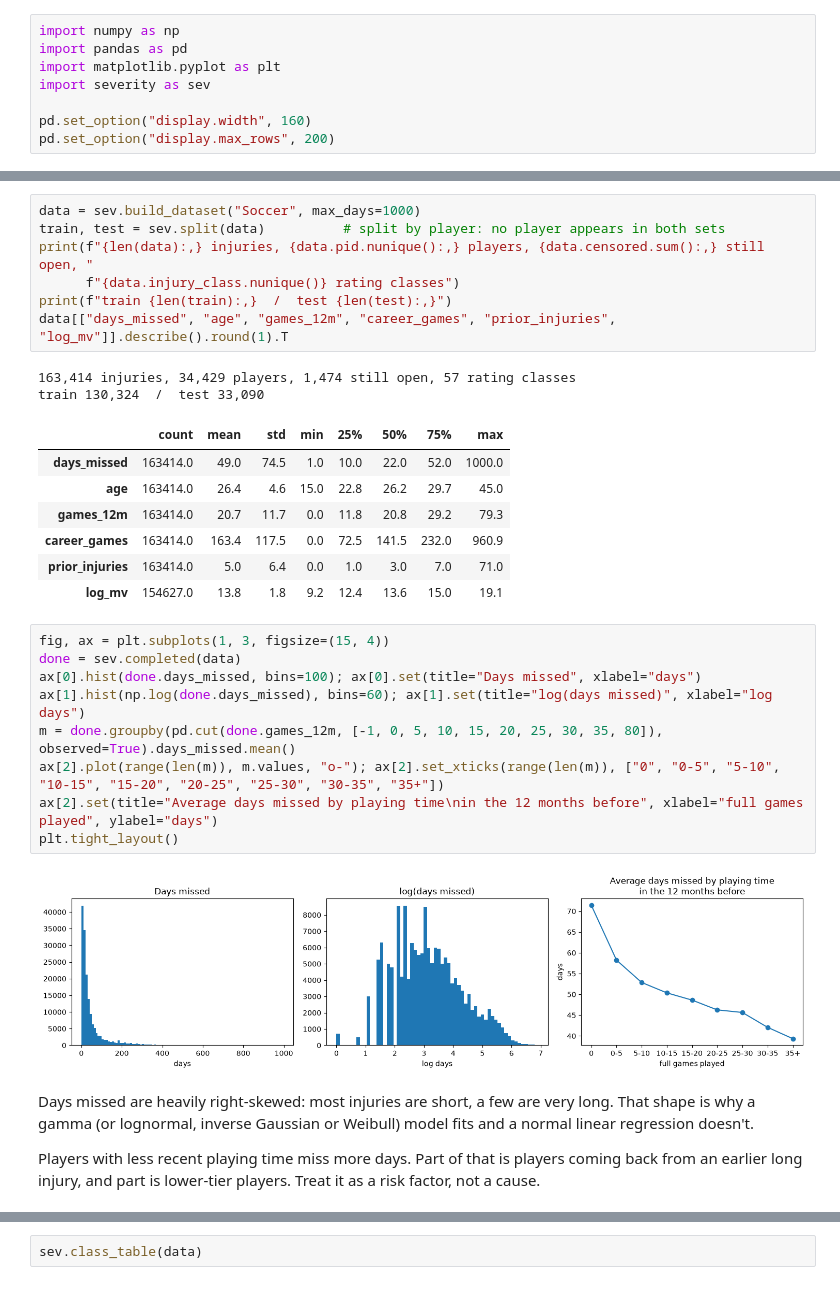
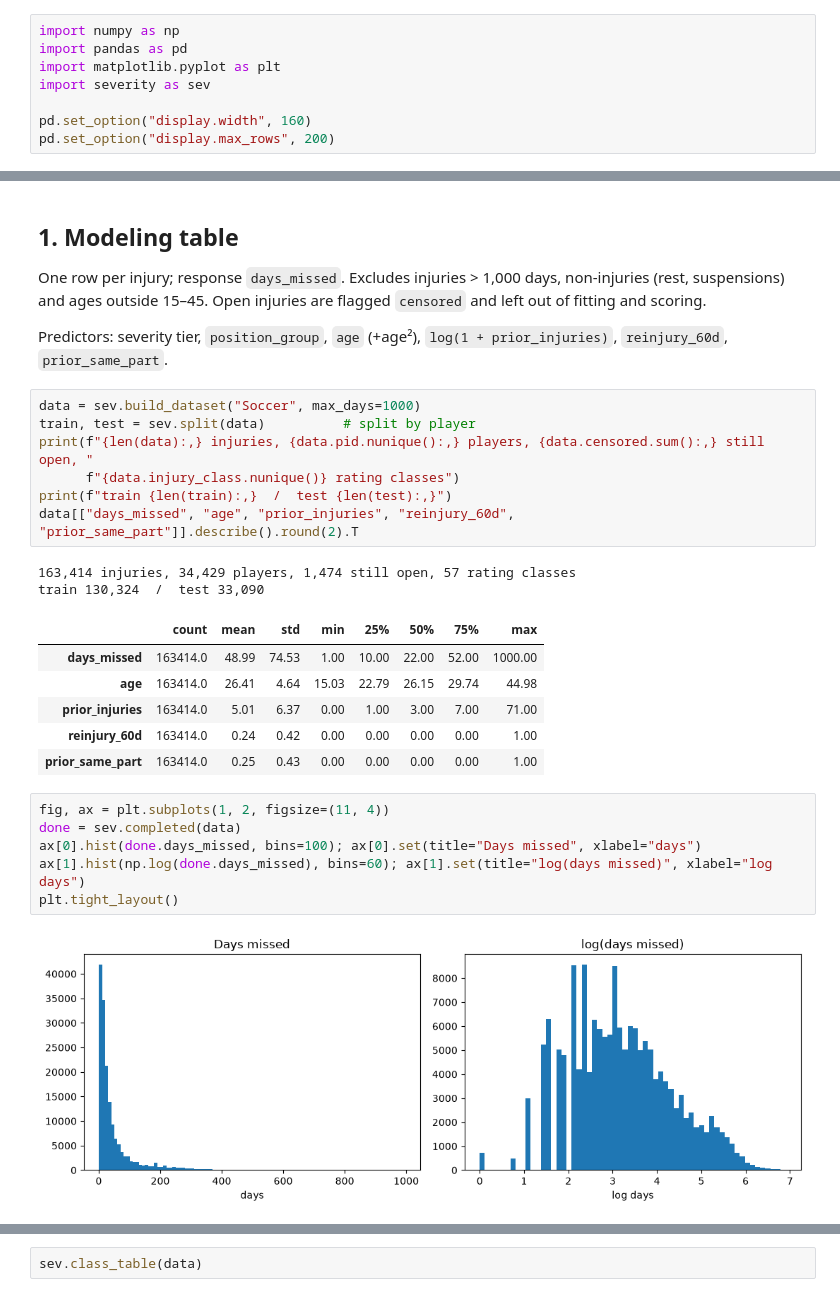
Before and after one commit to Joakley137/Capstone-Insurance-Athletes, a Jupyter notebook: severity_models.ipynb, the cells around one changed output, grey strips where cells are left out. Saved outputs shown, nothing was run; the diff lists cells and outputs as text.

```diff
--- a/severity_models.ipynb
+++ b/severity_models.ipynb
@@ -44,32 +13,30 @@ Injuries still open on the data date are kept but flagged `censored`. Only the W
+# %% [markdown]
+## 1. Modeling table
+
+One row per injury; response `days_missed`. Excludes injuries > 1,000 days, non-injuries (rest, suspensions) and ages outside 15–45. Open injuries are flagged `censored` and left out of fitting and scoring.
+
+Predictors: severity tier, `position_group`, `age` (+age²), `log(1 + prior_injuries)`, `reinjury_60d`, `prior_same_part`.
 # %%
 data = sev.build_dataset("Soccer", max_days=1000)
-train, test = sev.split(data)          # split by player: no player appears in both sets
+train, test = sev.split(data)          # split by player
 print(f"{len(data):,} injuries, {data.pid.nunique():,} players, {data.censored.sum():,} still open, "
       f"{data.injury_class.nunique()} rating classes")
 print(f"train {len(train):,}  /  test {len(test):,}")
-data[["days_missed", "age", "games_12m", "career_games", "prior_injuries", "log_mv"]].describe().round(1).T
+data[["days_missed", "age", "prior_injuries", "reinjury_60d", "prior_same_part"]].describe().round(2).T
 # %% [output]
 163,414 injuries, 34,429 players, 1,474 still open, 57 rating classes
 train 130,324  /  test 33,090
 |  | count | mean | std | min | 25% | 50% | 75% | max |
-| days_missed | 163414.0 | 49.0 | 74.5 | 1.0 | 10.0 | 22.0 | 52.0 | 1000.0 |
-| age | 163414.0 | 26.4 | 4.6 | 15.0 | 22.8 | 26.2 | 29.7 | 45.0 |
-| games_12m | 163414.0 | 20.7 | 11.7 | 0.0 | 11.8 | 20.8 | 29.2 | 79.3 |
-| career_games | 163414.0 | 163.4 | 117.5 | 0.0 | 72.5 | 141.5 | 232.0 | 960.9 |
-| prior_injuries | 163414.0 | 5.0 | 6.4 | 0.0 | 1.0 | 3.0 | 7.0 | 71.0 |
-| log_mv | 154627.0 | 13.8 | 1.8 | 9.2 | 12.4 | 13.6 | 15.0 | 19.1 |
+| days_missed | 163414.0 | 48.99 | 74.53 | 1.00 | 10.00 | 22.00 | 52.00 | 1000.00 |
+| age | 163414.0 | 26.41 | 4.64 | 15.03 | 22.79 | 26.15 | 29.74 | 44.98 |
+| prior_injuries | 163414.0 | 5.01 | 6.37 | 0.00 | 1.00 | 3.00 | 7.00 | 71.00 |
+| reinjury_60d | 163414.0 | 0.24 | 0.42 | 0.00 | 0.00 | 0.00 | 0.00 | 1.00 |
+| prior_same_part | 163414.0 | 0.25 | 0.43 | 0.00 | 0.00 | 0.00 | 0.00 | 1.00 |
 # %%
-fig, ax = plt.subplots(1, 3, figsize=(15, 4))
+fig, ax = plt.subplots(1, 2, figsize=(11, 4))
 done = sev.completed(data)
 ax[0].hist(done.days_missed, bins=100); ax[0].set(title="Days missed", xlabel="days")
 ax[1].hist(np.log(done.days_missed), bins=60); ax[1].set(title="log(days missed)", xlabel="log days")
-m = done.groupby(pd.cut(done.games_12m, [-1, 0, 5, 10, 15, 20, 25, 30, 35, 80]), observed=True).days_missed.mean()
-ax[2].plot(range(len(m)), m.values, "o-"); ax[2].set_xticks(range(len(m)), ["0", "0-5", "5-10", "10-15", "15-20", "20-25", "25-30", "30-35", "35+"])
-ax[2].set(title="Average days missed by playing time\nin the 12 months before", xlabel="full games played", ylabel="days")
 plt.tight_layout()
 # %% [output]
-[figure, old version]
+[figure, new version]
-# %% [markdown]
-Days missed are heavily right-skewed: most injuries are short, a few are very long. That shape is why a gamma (or lognormal, inverse Gaussian or Weibull) model fits and a normal linear regression doesn't.
-
-Players with less recent playing time miss more days. Part of that is players coming back from an earlier long injury, and part is lower-tier players. Treat it as a risk factor, not a cause.
```
Also changed, not shown: parts of 34 cells of this notebook, 8 other files.
